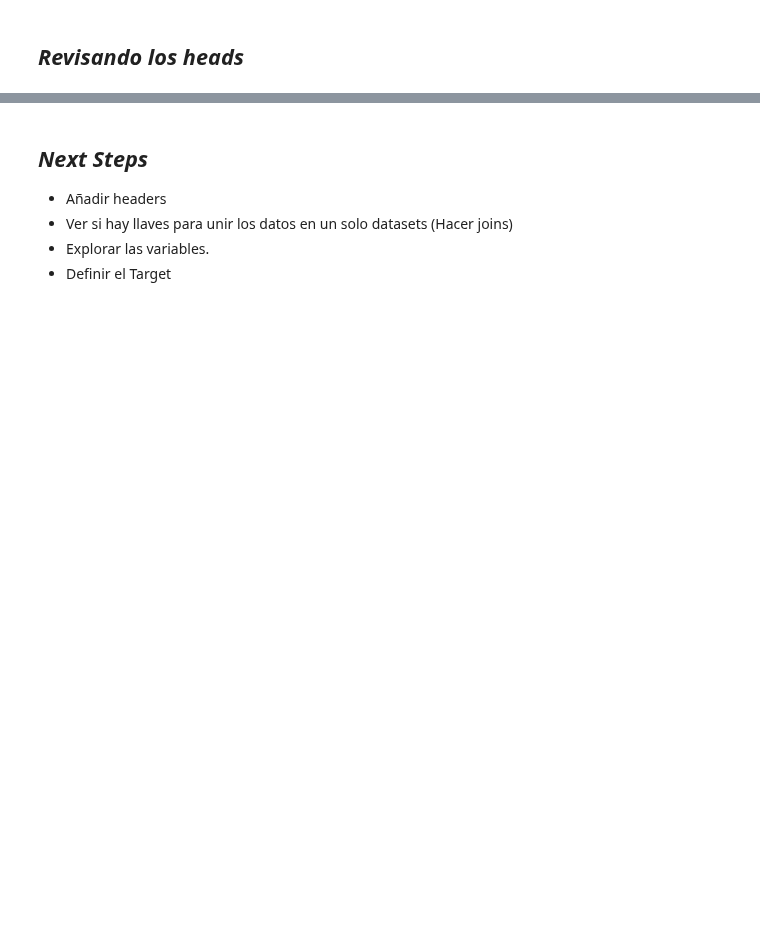
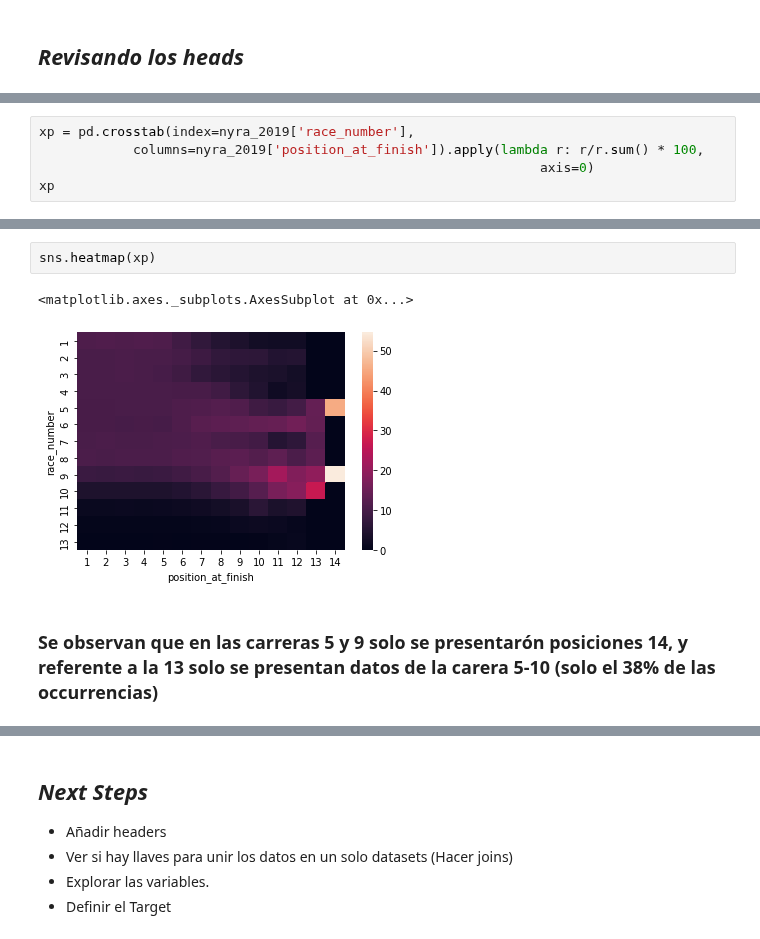
Before and after one commit to jsebastianquiroga/Big_Data-_Derby_2022_SI, a Jupyter notebook: Notebooks/Sistemas_Inteligentes.ipynb, the cells around one changed output, grey strips where cells are left out. Cells and saved outputs as stored; diff of their text form; blank space fills up the shorter version.

```diff
--- a/Notebooks/Sistemas_Inteligentes.ipynb
+++ b/Notebooks/Sistemas_Inteligentes.ipynb
@@ -140,0 +234,5 @@ nyra_2019['nyra_2019']
+# %%
+xp = pd.crosstab(index=nyra_2019['race_number'],
+            columns=nyra_2019['position_at_finish']).apply(lambda r: r/r.sum() * 100,
+                                                                axis=0)
+xp
@@ -140,0 +255,7 @@ nyra_2019['nyra_2019']
+# %%
+sns.heatmap(xp)
+# %% [output]
+<matplotlib.axes._subplots.AxesSubplot at 0x...>
+[figure, added]
+# %% [markdown]
+### Se observan que en las carreras 5 y 9 solo se presentarón posiciones 14, y referente a la 13 solo se presentan datos de la carera 5-10 (solo el 38% de las occurrencias)
```
Also changed, not shown: parts of 24 cells of this notebook.
